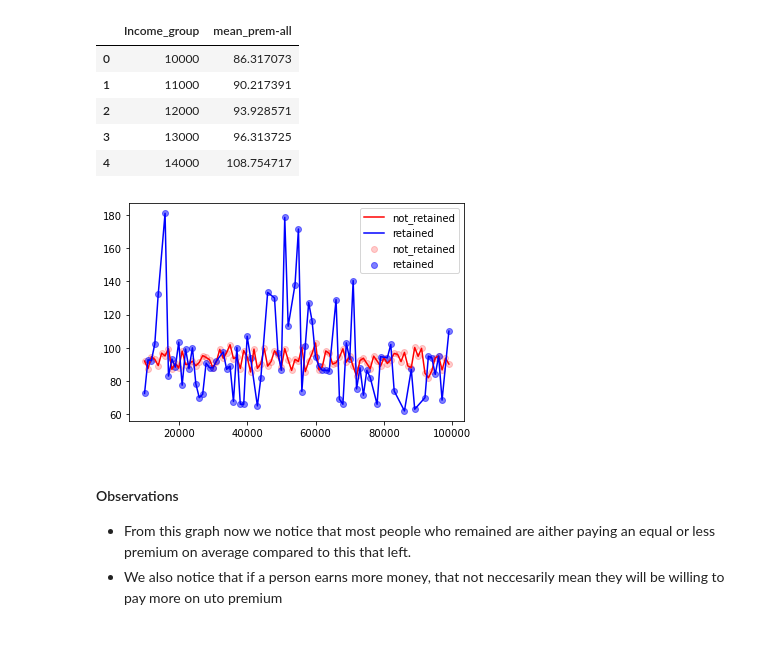
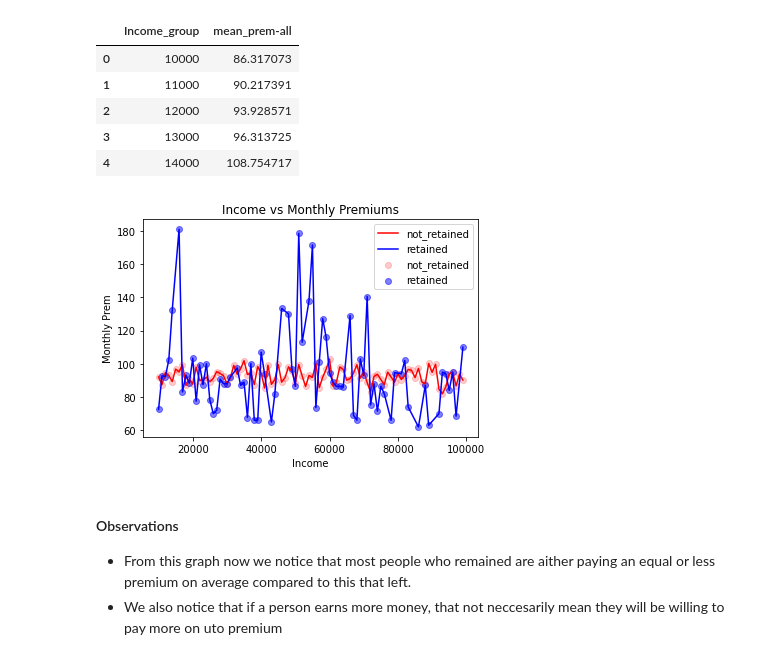
Before and after one commit to ASIVEMNQUMENI/retention, a Jupyter notebook: retention.ipynb, the cells around one changed output. Cells and saved outputs as stored; diff of their text form; code cells hidden in the pictures.

```diff
--- a/retention.ipynb
+++ b/retention.ipynb
@@ -177,15 +180,20 @@ group_mean(df,"all").head()
 not_retained_group = group_mean(not_retained,"Not_Retained").dropna() # mean premium for the group that cancelled the policy on different salaries
 retained_group = group_mean(retained,"Retained").dropna()
 # %%
+#comapare the mean mounthly Premium over different Income ranges to see the difference between customers who were retained and those who weren't.
+
 fig, ax = plt.subplots()
 ax.scatter(not_retained_group['Income_group'] , not_retained_group['mean_prem-Not_Retained'], color='Red', label='not_retained',alpha = 0.2)
 ax.scatter(retained_group['Income_group'] ,retained_group['mean_prem-Retained'], color='Blue', label='retained',alpha = 0.5)
 ax.plot(not_retained_group['Income_group'] , not_retained_group['mean_prem-Not_Retained'], color='Red', label='not_retained')
 ax.plot(retained_group['Income_group'] ,retained_group['mean_prem-Retained'], color='Blue', label='retained')
+plt.title("Income vs Monthly Premiums")
+plt.ylabel('Monthly Prem')
+plt.xlabel("Income")
 plt.legend()
 plt.show()
 # %% [output]
-[figure, old version]
+[figure, new version]
 # %% [markdown]
 #### Observations
 * From this graph now we notice that most people who remained are aither paying an equal or less premium on average compared to this that left.
```
Also changed, not shown: parts of 8 cells of this notebook.
